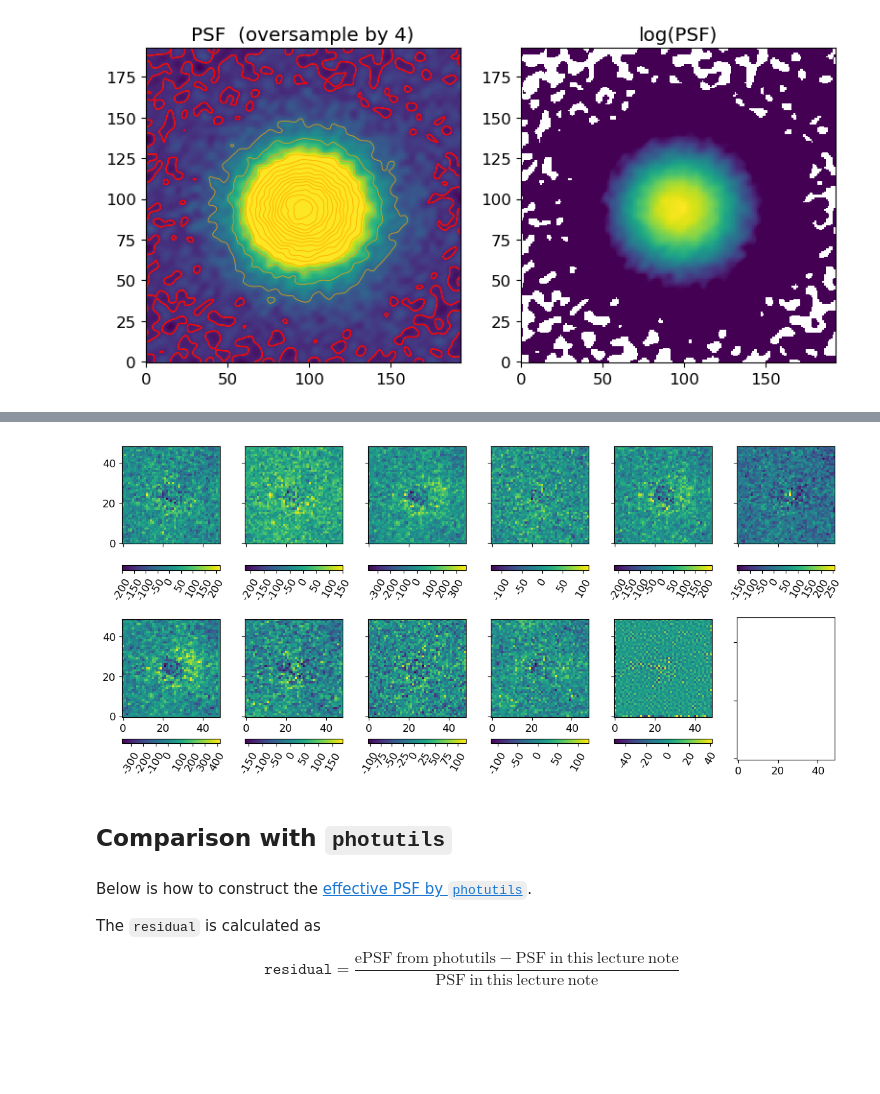
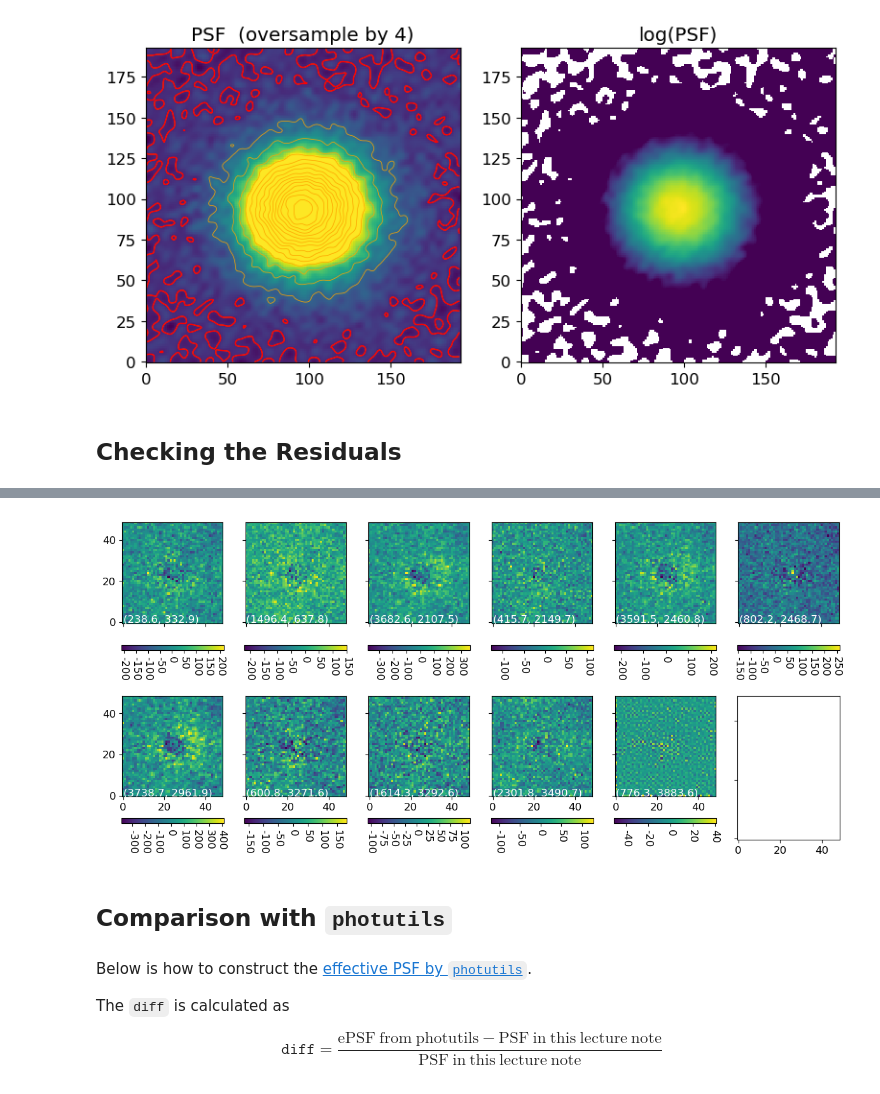
Before and after one commit to ysBach/SNU_AOclass, a Jupyter notebook: Notebooks/08-PSF_Extraction.ipynb, the cells around one changed output, grey strips where cells are left out. Drawn from its saved outputs; the diff is of its cells as text; code cells hidden in the pictures; blank space fills up the shorter version.

```diff
--- a/Notebooks/08-PSF_Extraction.ipynb
+++ b/Notebooks/08-PSF_Extraction.ipynb
@@ -286,6 +286,8 @@ percentiles: [-4.80433896e-06  2.72069689e-04]
 zmin      : -1.0060405073260716e-05
 zmax      : 8.113227712025964e-05
 [figure]
+# %% [markdown]
+## Checking the Residuals
 # %%
 from photutils.psf import FittableImageModel
 from astropy.modeling.fitting import LevMarLSQFitter
@@ -301,14 +303,20 @@ for i, cut in enumerate(cut_psfstars):
     # Figure plotting
     irow = i // ncol
     icol = i - irow * ncol
+    row = found[i]
     ax = axs[irow, icol]
-    fit, pos_fit, _ = ypu.dao_nstar(cut.data, psf=psfmodel, r_fit=10, full=False)
+    fit, pos_fit, _ = ypu.dao_nstar(cut.data, psf=psfmodel, r_fit=fwhm,
+                                    flux_init=row["source_sum"],
+                                    full=False)
 
     yy, xx = np.mgrid[:cut.data.shape[1], :cut.data.shape[0]]
 
     im = zimshow(ax, cut.data - fit(xx, yy))
     cb = colorbaring(fig, ax, im)
-    plt.setp(cb.ax.get_xticklabels(),rotation=60)
+
+    pos_str = "({:.1f}, {:.1f})".format(*cut.to_original_position(pos_fit))
+    ax.text(0, 0, pos_str, fontsize=12, color='w')
+    plt.setp(cb.ax.get_xticklabels(),rotation=-90)
 
 plt.tight_layout()
 # %% [output]
@@ -316,3 +323,3 @@ WARNING: The fit may be unsuccessful; check fit_info['message'] for more informa
-[figure, old version]
+[figure, new version]
 # %%
 psfccd = CCDData(data=psf, unit='adu')
@@ -322,9 +332,9 @@ psfccd.write(LOGPATH / "psf_01.fits", overwrite=True)
 # %% [markdown]
 Below is how to construct the [effective PSF by ``photutils``](https://photutils.readthedocs.io/en/stable/epsf.html).
 
-The ``residual`` is calculated as
+The ``diff`` is calculated as
 
-$$ \texttt{residual} = \frac{\mathrm{ePSF~from~photutils} - \mathrm{PSF~in~this~lecture~note}}{\mathrm{PSF~in~this~lecture~note}} $$
+$$ \texttt{diff} = \frac{\mathrm{ePSF~from~photutils} - \mathrm{PSF~in~this~lecture~note}}{\mathrm{PSF~in~this~lecture~note}} $$
 # %%
 from photutils.psf import extract_stars
 from photutils import EPSFBuilder
```
Also changed, not shown: parts of 5 cells of this notebook.
